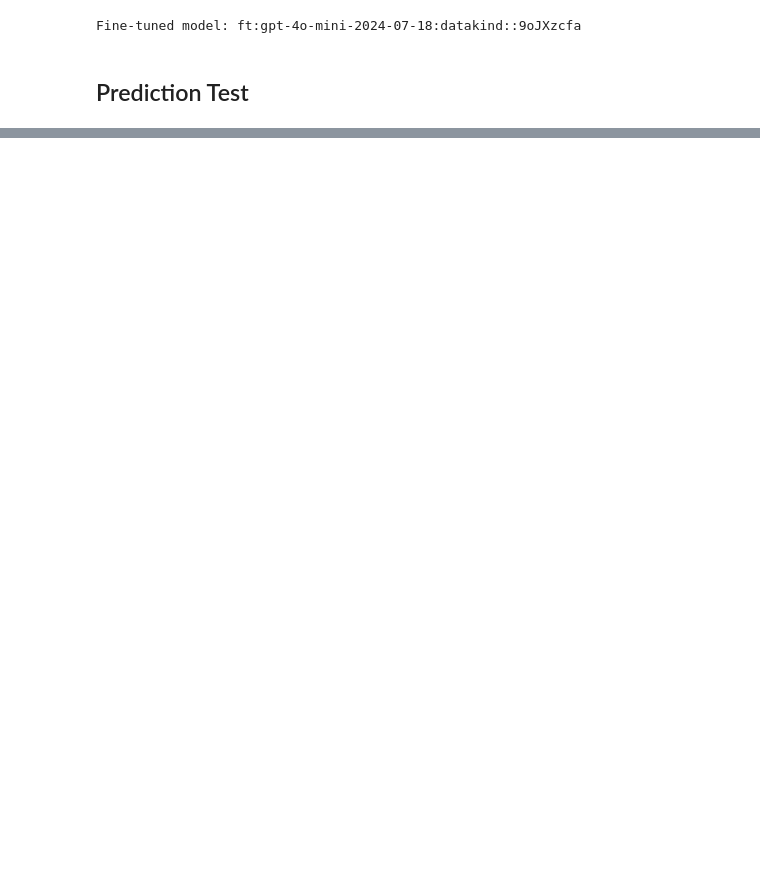
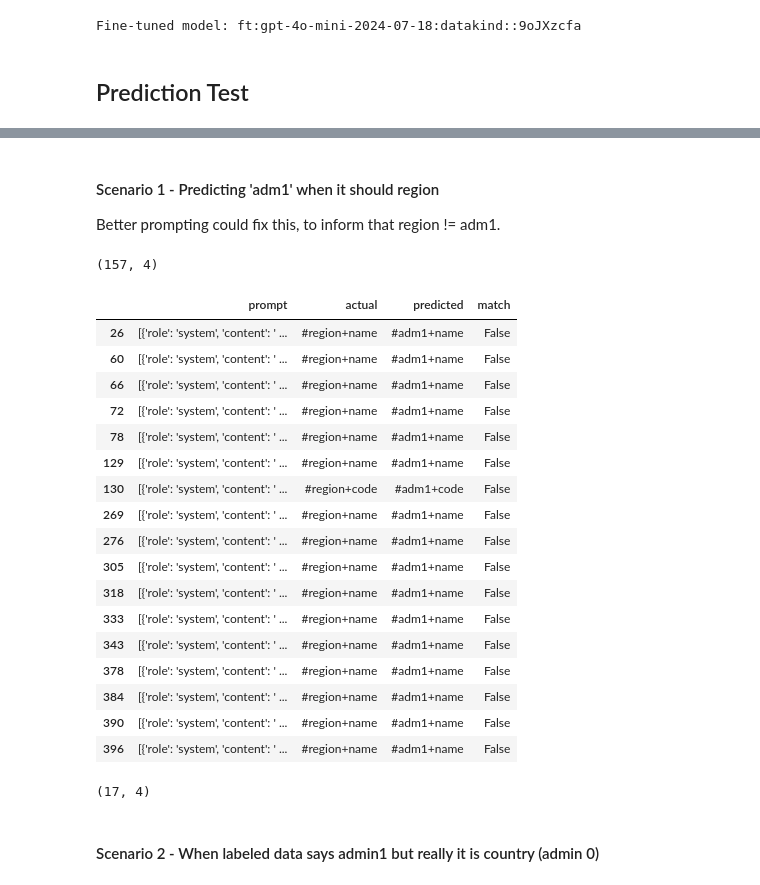
Before and after one commit to datakind/hxl-metadata-prediction, a Jupyter notebook: openai-hxl-prediction.ipynb, the cells around one changed output, grey strips where cells are left out. Cells and saved outputs as stored; diff of their text form; code cells hidden in the pictures; blank space fills up the shorter version.

```diff
--- a/openai-hxl-prediction.ipynb
+++ b/openai-hxl-prediction.ipynb
@@ -360,0 +436,34 @@ F1: 0.73
+# %% [markdown]
+#### Scenario 1 - Predicting 'adm1' when it should region
+
+Better prompting could fix this, to inform that region != adm1.
+# %%
+# Find rows where match is False and predicted contains admin1
+breaks = results[results["match"]==False]
+print(breaks.shape)
+scenario1 = breaks[(breaks["match"]==False) & (breaks["actual"].str.contains("region")) & (breaks["predicted"].str.contains("adm1"))]
+display(scenario1)
+print(scenario1.shape)
+# %% [output]
+(157, 4)
+|  | prompt | actual | predicted | match |
+| 26 | [{'role': 'system', 'content': ' ... | #region+name | #adm1+name | False |
+| 60 | [{'role': 'system', 'content': ' ... | #region+name | #adm1+name | False |
+| 66 | [{'role': 'system', 'content': ' ... | #region+name | #adm1+name | False |
+| 72 | [{'role': 'system', 'content': ' ... | #region+name | #adm1+name | False |
+| 78 | [{'role': 'system', 'content': ' ... | #region+name | #adm1+name | False |
+| 129 | [{'role': 'system', 'content': ' ... | #region+name | #adm1+name | False |
+| 130 | [{'role': 'system', 'content': ' ... | #region+code | #adm1+code | False |
+| 269 | [{'role': 'system', 'content': ' ... | #region+name | #adm1+name | False |
+| 276 | [{'role': 'system', 'content': ' ... | #region+name | #adm1+name | False |
+| 305 | [{'role': 'system', 'content': ' ... | #region+name | #adm1+name | False |
+| 318 | [{'role': 'system', 'content': ' ... | #region+name | #adm1+name | False |
+| 333 | [{'role': 'system', 'content': ' ... | #region+name | #adm1+name | False |
+| 343 | [{'role': 'system', 'content': ' ... | #region+name | #adm1+name | False |
+| 378 | [{'role': 'system', 'content': ' ... | #region+name | #adm1+name | False |
+| 384 | [{'role': 'system', 'content': ' ... | #region+name | #adm1+name | False |
+| 390 | [{'role': 'system', 'content': ' ... | #region+name | #adm1+name | False |
+| 396 | [{'role': 'system', 'content': ' ... | #region+name | #adm1+name | False |
+(17, 4)
+# %% [markdown]
+#### Scenario 2 - When labeled data says admin1 but really it is country (admin 0)
```
Also changed, not shown: parts of 25 cells of this notebook.
